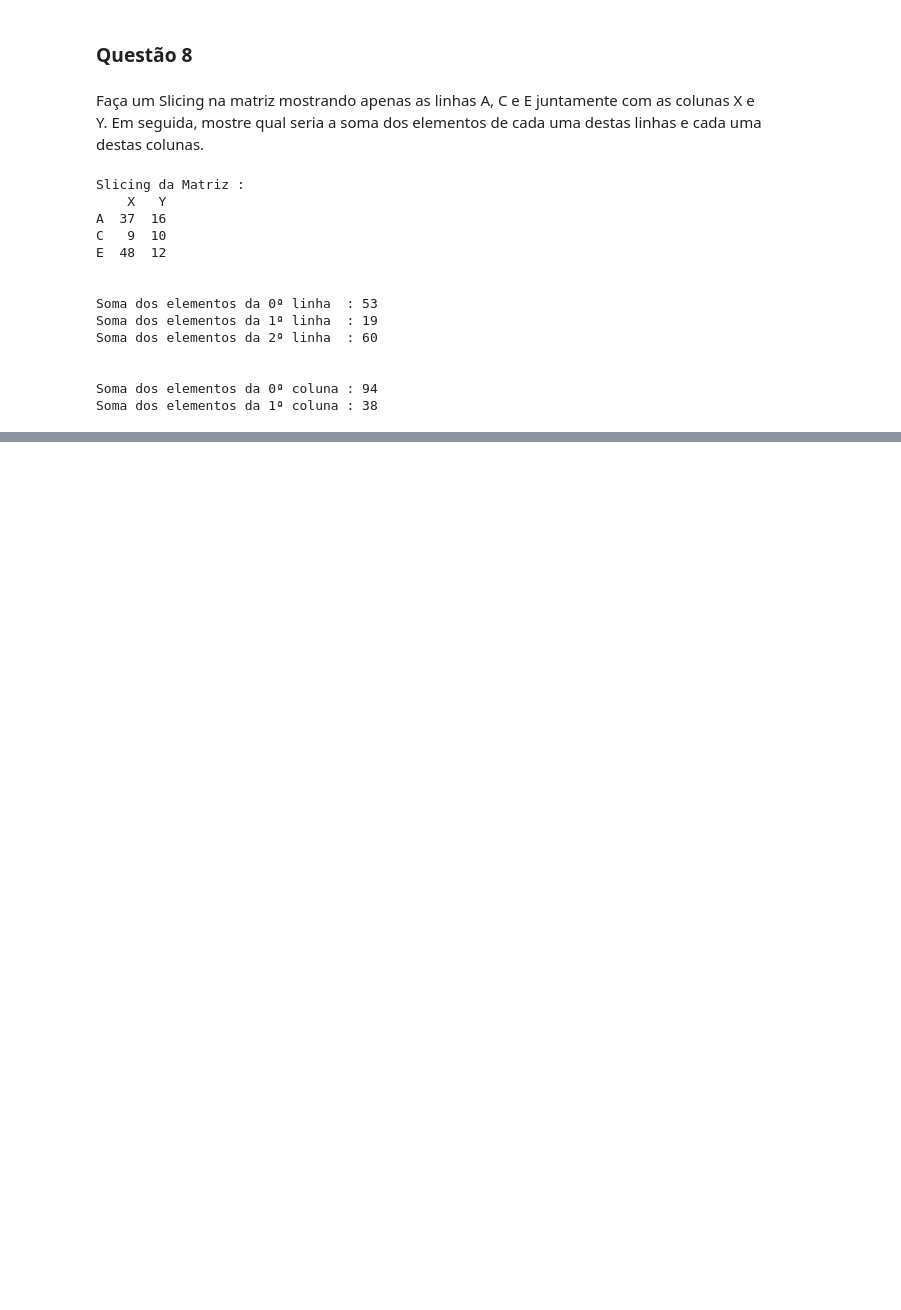
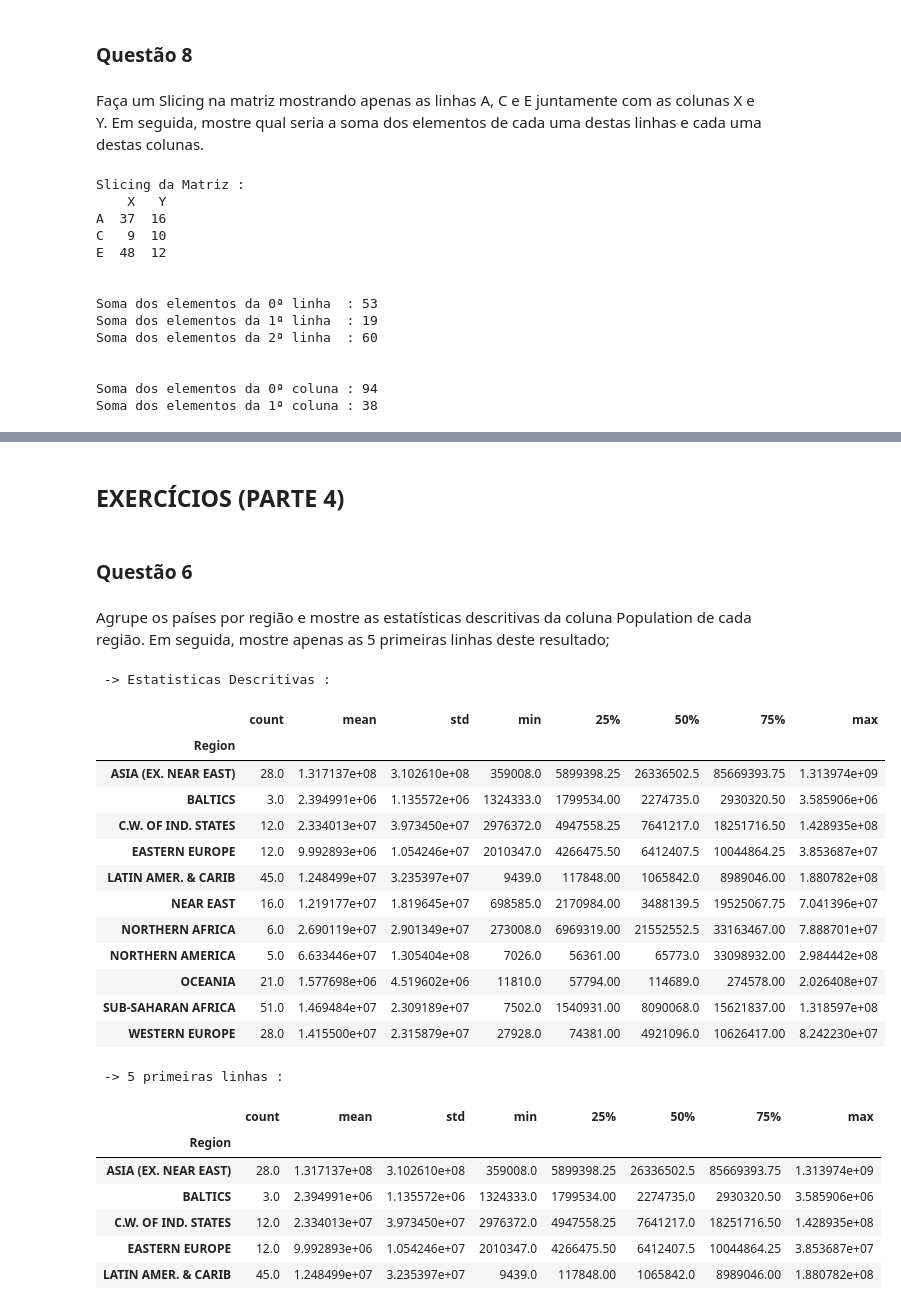
Before and after one commit to lara-ms/Aula-C11B, a Jupyter notebook: Cap5_Exercícios.ipynb, the cells around one changed output, grey strips where cells are left out. Saved outputs shown, nothing was run; the diff lists cells and outputs as text; code cells hidden in the pictures; blank space fills up the shorter version.

```diff
--- a/Cap5_Exercícios.ipynb
+++ b/Cap5_Exercícios.ipynb
@@ -180,0 +196,11 @@ Soma dos elementos da 1ª coluna : 38
+# %%
+import pandas as pd
+
+# lendo o arquivo csv
+df_Paises = pd.read_csv('paises.csv', delimiter=';')
+
+# para mostrar de forma organizadinha
+display(df_Paises)
+
+# mostrando as colunas
+print(df_Paises.columns)
@@ -180,0 +310,11 @@ Soma dos elementos da 1ª coluna : 38
+# %%
+# funcao que retorna Balanced ou Urgent com base na mortalidade
+def help_mortalidade(x):
+  if x < 9:
+    return 'Balanced'
+  else:
+    return 'Urgent'
+
+df_Paises['Humanitarian Help'] = df_Paises['Deathrate'].apply(help_mortalidade)
+
+display(df_Paises)
@@ -180,0 +335,42 @@ Soma dos elementos da 1ª coluna : 38
+# %% [markdown]
+## EXERCÍCIOS (PARTE 4)
+# %% [markdown]
+### **Questão 6**
+# %% [markdown]
+Agrupe os países por região e mostre as estatísticas descritivas da coluna Population de cada região. Em seguida, mostre apenas as 5 primeiras linhas
+deste resultado;
+# %%
+# agrupando por região
+group_region = df_Paises.groupby('Region')
+
+# mostrando as estatisticas descritivas da coluna Population
+print(' -> Estatisticas Descritivas :')
+group_regionPop = group_region['Population'].describe()
+display(group_regionPop)
+
+# mostrando as 5 primeiras linhas
+print('\n -> 5 primeiras linhas :')
+display(group_regionPop.head(5))
+# %% [output]
+ -> Estatisticas Descritivas :
+|  | count | mean | std | min | 25% | 50% | 75% | max |
+| Region |  |  |  |  |  |  |  |  |
+| ASIA (EX. NEAR EAST) | 28.0 | 1.317137e+08 | 3.102610e+08 | 359008.0 | 5899398.25 | 26336502.5 | 85669393.75 | 1.313974e+09 |
+| BALTICS | 3.0 | 2.394991e+06 | 1.135572e+06 | 1324333.0 | 1799534.00 | 2274735.0 | 2930320.50 | 3.585906e+06 |
+| C.W. OF IND. STATES | 12.0 | 2.334013e+07 | 3.973450e+07 | 2976372.0 | 4947558.25 | 7641217.0 | 18251716.50 | 1.428935e+08 |
+| EASTERN EUROPE | 12.0 | 9.992893e+06 | 1.054246e+07 | 2010347.0 | 4266475.50 | 6412407.5 | 10044864.25 | 3.853687e+07 |
+| LATIN AMER. & CARIB | 45.0 | 1.248499e+07 | 3.235397e+07 | 9439.0 | 117848.00 | 1065842.0 | 8989046.00 | 1.880782e+08 |
+| NEAR EAST | 16.0 | 1.219177e+07 | 1.819645e+07 | 698585.0 | 2170984.00 | 3488139.5 | 19525067.75 | 7.041396e+07 |
+| NORTHERN AFRICA | 6.0 | 2.690119e+07 | 2.901349e+07 | 273008.0 | 6969319.00 | 21552552.5 | 33163467.00 | 7.888701e+07 |
+| NORTHERN AMERICA | 5.0 | 6.633446e+07 | 1.305404e+08 | 7026.0 | 56361.00 | 65773.0 | 33098932.00 | 2.984442e+08 |
+| OCEANIA | 21.0 | 1.577698e+06 | 4.519602e+06 | 11810.0 | 57794.00 | 114689.0 | 274578.00 | 2.026408e+07 |
+| SUB-SAHARAN AFRICA | 51.0 | 1.469484e+07 | 2.309189e+07 | 7502.0 | 1540931.00 | 8090068.0 | 15621837.00 | 1.318597e+08 |
+| WESTERN EUROPE | 28.0 | 1.415500e+07 | 2.315879e+07 | 27928.0 | 74381.00 | 4921096.0 | 10626417.00 | 8.242230e+07 |
+ -> 5 primeiras linhas :
+|  | count | mean | std | min | 25% | 50% | 75% | max |
+| Region |  |  |  |  |  |  |  |  |
+| ASIA (EX. NEAR EAST) | 28.0 | 1.317137e+08 | 3.102610e+08 | 359008.0 | 5899398.25 | 26336502.5 | 85669393.75 | 1.313974e+09 |
+| BALTICS | 3.0 | 2.394991e+06 | 1.135572e+06 | 1324333.0 | 1799534.00 | 2274735.0 | 2930320.50 | 3.585906e+06 |
+| C.W. OF IND. STATES | 12.0 | 2.334013e+07 | 3.973450e+07 | 2976372.0 | 4947558.25 | 7641217.0 | 18251716.50 | 1.428935e+08 |
+| EASTERN EUROPE | 12.0 | 9.992893e+06 | 1.054246e+07 | 2010347.0 | 4266475.50 | 6412407.5 | 10044864.25 | 3.853687e+07 |
+| LATIN AMER. & CARIB | 45.0 | 1.248499e+07 | 3.235397e+07 | 9439.0 | 117848.00 | 1065842.0 | 8989046.00 | 1.880782e+08 |
```
Also changed, not shown: parts of 25 cells of this notebook.
